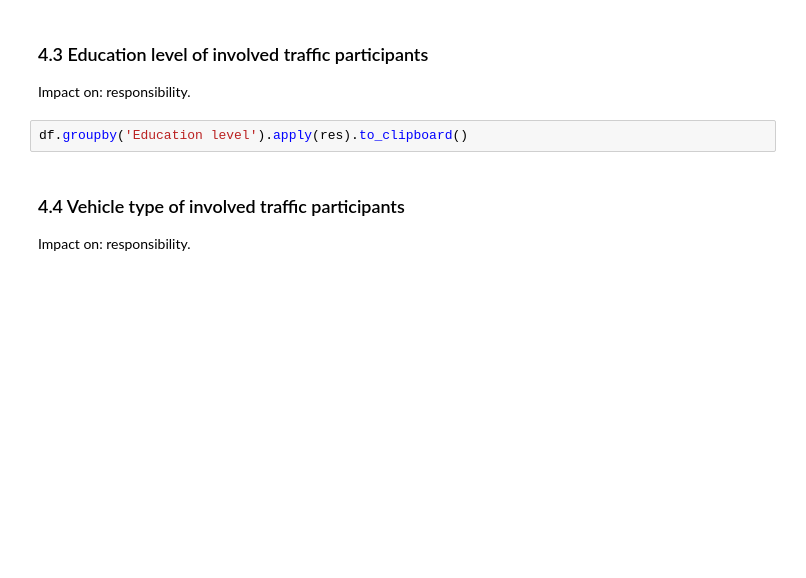
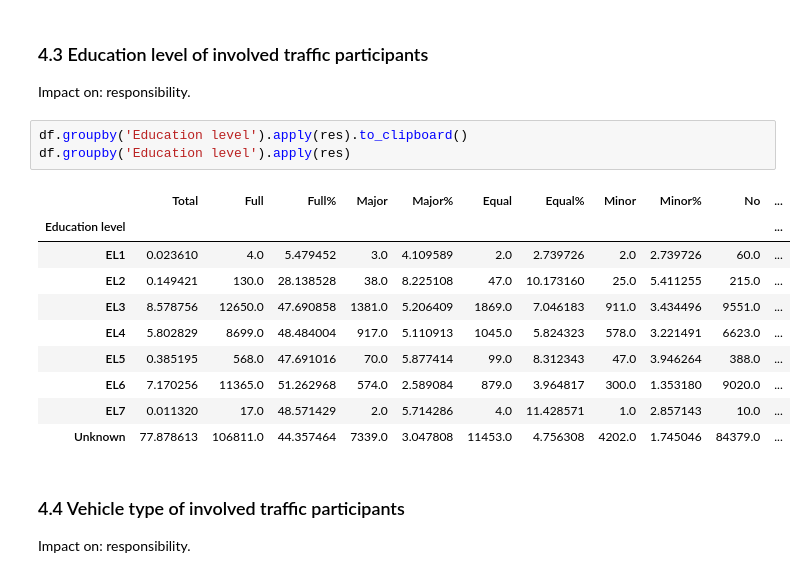
Before and after one commit to TheYuanLiao/traffic-crash-characteristics-shenzhen, a Jupyter notebook: src/analysis/s4_descriptive_analysis.ipynb, the cells around one changed output. Saved outputs shown, nothing was run; the diff lists cells and outputs as text; blank space fills up the shorter version.

```diff
--- a/src/analysis/s4_descriptive_analysis.ipynb
+++ b/src/analysis/s4_descriptive_analysis.ipynb
@@ -387,6 +506,18 @@ df.groupby('Age').apply(res).to_clipboard()
 Impact on: responsibility.
 # %%
 df.groupby('Education level').apply(res).to_clipboard()
+df.groupby('Education level').apply(res)
+# %% [output]
+|  | Total | Full | Full% | Major | Major% | Equal | Equal% | Minor | Minor% | No | ... |
+| Education level |  |  |  |  |  |  |  |  |  |  | ... |
+| EL1 | 0.023610 | 4.0 | 5.479452 | 3.0 | 4.109589 | 2.0 | 2.739726 | 2.0 | 2.739726 | 60.0 | ... |
+| EL2 | 0.149421 | 130.0 | 28.138528 | 38.0 | 8.225108 | 47.0 | 10.173160 | 25.0 | 5.411255 | 215.0 | ... |
+| EL3 | 8.578756 | 12650.0 | 47.690858 | 1381.0 | 5.206409 | 1869.0 | 7.046183 | 911.0 | 3.434496 | 9551.0 | ... |
+| EL4 | 5.802829 | 8699.0 | 48.484004 | 917.0 | 5.110913 | 1045.0 | 5.824323 | 578.0 | 3.221491 | 6623.0 | ... |
+| EL5 | 0.385195 | 568.0 | 47.691016 | 70.0 | 5.877414 | 99.0 | 8.312343 | 47.0 | 3.946264 | 388.0 | ... |
+| EL6 | 7.170256 | 11365.0 | 51.262968 | 574.0 | 2.589084 | 879.0 | 3.964817 | 300.0 | 1.353180 | 9020.0 | ... |
+| EL7 | 0.011320 | 17.0 | 48.571429 | 2.0 | 5.714286 | 4.0 | 11.428571 | 1.0 | 2.857143 | 10.0 | ... |
+| Unknown | 77.878613 | 106811.0 | 44.357464 | 7339.0 | 3.047808 | 11453.0 | 4.756308 | 4202.0 | 1.745046 | 84379.0 | ... |
 # %% [markdown]
 ### 4.4 Vehicle type of involved traffic participants
 Impact on: responsibility.
```
Also changed, not shown: parts of 11 cells of this notebook, 6 other files.
